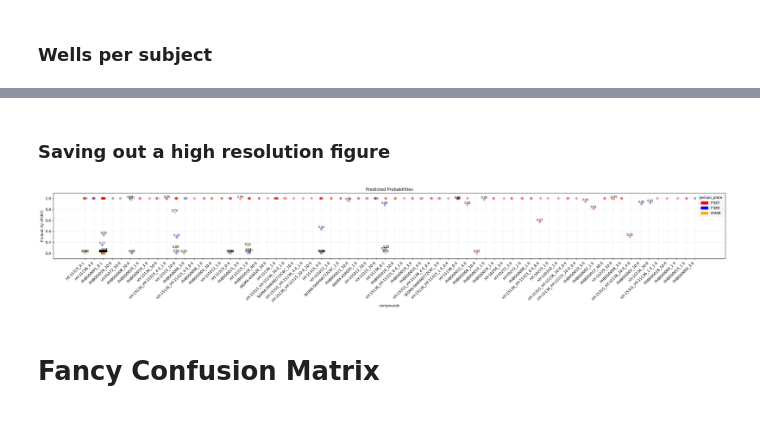
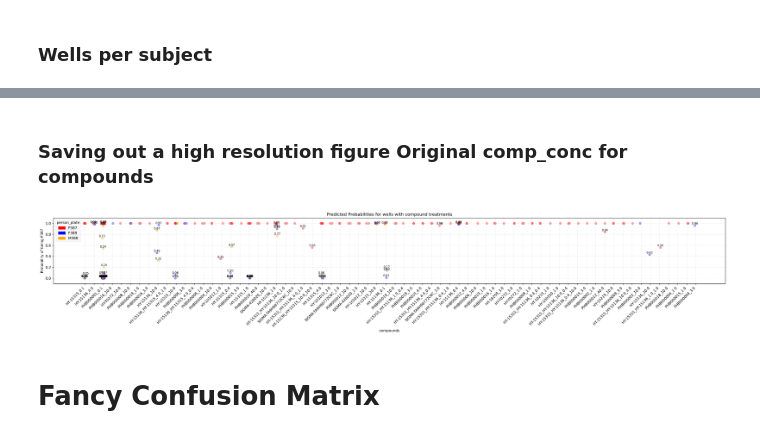
Before and after one commit to MartinMJohansson/progeria, a Jupyter notebook: 8_ML_treatments_LogisticRegression.ipynb, the cells around one changed output, grey strips where cells are left out. Drawn from its saved outputs; the diff is of its cells as text; code cells hidden in the pictures.

```diff
--- a/8_ML_treatments_LogisticRegression.ipynb
+++ b/8_ML_treatments_LogisticRegression.ipynb
@@ -23,7 +43,8 @@ from sklearn.decomposition import PCA
 # %% [markdown]
 ### Loading data
 # %%
-data = pd.read_csv('/share/data/analyses/martin/036_Progeria_LoBa_48h_72h/004_analysis/PB000188_LoBa_72h_family4_PCA_tSNE_median_M388_norm_AreaShape/data_for_ml/dfZscores Progeria PB000188 LoBa 72h family 4 Zscores normalized on PHB000001_M388 All Features.csv')
+#data = pd.read_csv('/share/data/analyses/martin/036_Progeria_LoBa_48h_72h/004_analysis/PB000188_LoBa_72h_family4_PCA_tSNE_median_M388_norm_AreaShape/data_for_ml/dfZscores Progeria PB000188 LoBa 72h family 4 Zscores normalized on PHB000001_M388 All Features.csv') # AreaShape features only
+data = pd.read_csv('/share/data/analyses/martin/036_Progeria_LoBa_48h_72h/004_analysis/PB000188_LoBa_72h_family4_PCA_tSNE_median/dfZscores Progeria PB000188 LoBa 72h family 4 Zscores normalized on PHB000001_M388 All Features.csv') # All Features
 data.head(2)
 # %% [output]
 |  | WellID | plate | batch_id | person_plate | comp_conc | AreaShape_Area_nuclei | AreaShape_BoundingBoxArea_nuclei | ... |
@@ -598,0 +539,6 @@ plt.show()
+# %%
+meta_data = pd.read_csv('/share/data/analyses/martin/036_Progeria_LoBa_48h_72h/004_analysis/PB000188_LoBa_72h_family4_PCA_tSNE_median_M388_norm_AreaShape/PB000188_LoBa_78h_family4_qc_filtered_site_level_median.csv')
+#meta_data.head(2)
+#last_cols = meta_data.columns[-45:]
+#print(list(last_cols))
+meta_data.compound_name.unique()
@@ -598,0 +577,3 @@ plt.show()
+# %%
+raw_dict = dict(zip(meta_data['comp_conc'], meta_data['compound_name']))
+#raw_dict
@@ -598,0 +582,18 @@ plt.show()
+# %%
+new_dict = {}
+
+for comp_conc, compound_name in raw_dict.items():
+    # extract all numeric concentrations in order
+    concs = re.findall(r'\d+\.\d+', comp_conc)
+
+    # split compound names at "_" -> gives list with same ordering
+    names = compound_name.split("_")
+
+    # attach concentration to each compound name
+    combined = [f"{n} {c}" for n, c in zip(names, concs)]
+
+    # join with "_" again if mixture, or remain single
+    new_dict[comp_conc] = " & ".join(combined)
+
+#new_dict
+list(new_dict.items())[:16]
@@ -599,5 +682,5 @@ plt.show()
 # %% [markdown]
-### Saving out a high resolution figure
+### Saving out a high resolution figure Original comp_conc for compounds
 # %%
 # Ensure required columns exist in `results`
 required_cols = {'person_plate', 'proba_P387', 'comp_conc'}
@@ -620,37 +703,37 @@ x = comp.map(label_to_x)
 # Optional jitter to reduce overlap when many points share the same comp_conc
 rng = np.random.default_rng(42)
 x_jitter = x + rng.uniform(-0.15, 0.15, size=len(x))
 
 # Dynamic figure width based on number of labels (keeps it readable)
 fig_w = max(1, 0.4 * len(labels))
 plt.figure(figsize=(fig_w, 5), dpi=150)
 plt.scatter(x_jitter, results['proba_P387'], c=results['color'], alpha=0.35)
-plt.title('Predicted Probabilities')
+plt.title('Predicted Probabilities for wells with compound treatments')
 plt.xlabel('compounds')
-plt.ylabel('Probability (P387)')
+plt.ylabel('Probability of being P387')
 plt.ylim(-0.1, 1.1)
 plt.grid(True, linestyle='--', alpha=0.3)
 
 # Annotate probabilities below 1.00
 for xi, yi in zip(x_jitter, results['proba_P387']):
     if yi < 1.00:
         plt.text(xi, yi + 0.02, f"{yi:.2f}", fontsize=8, ha='center', color='black')
 
 # Set categorical tick labels
 plt.xticks(ticks=range(len(labels)), labels=labels, rotation=45, ha='right')
 
 # Add legend manually
 legend_patches = [
     mpatches.Patch(color='red', label='P387'),
     mpatches.Patch(color='blue', label='F389'),
     mpatches.Patch(color='orange', label='M388')
 ]
 plt.legend(handles=legend_patches, title='person_plate', loc='best', framealpha=0.2, facecolor='lightgray', edgecolor='lightgray')
 plt.tight_layout()
-plt.savefig("my_figure.png", dpi=300, bbox_inches='tight')
+plt.savefig("Classification_probabilities_PB000188_norm_M388_All_features_used_comp_conc.png", dpi=300, bbox_inches='tight')
 plt.show()
 # %% [output]
-[figure, old version]
+[figure, new version]
 # %% [markdown]
 # Fancy Confusion Matrix
 # %%
```
Also changed, not shown: parts of 46 cells of this notebook.
